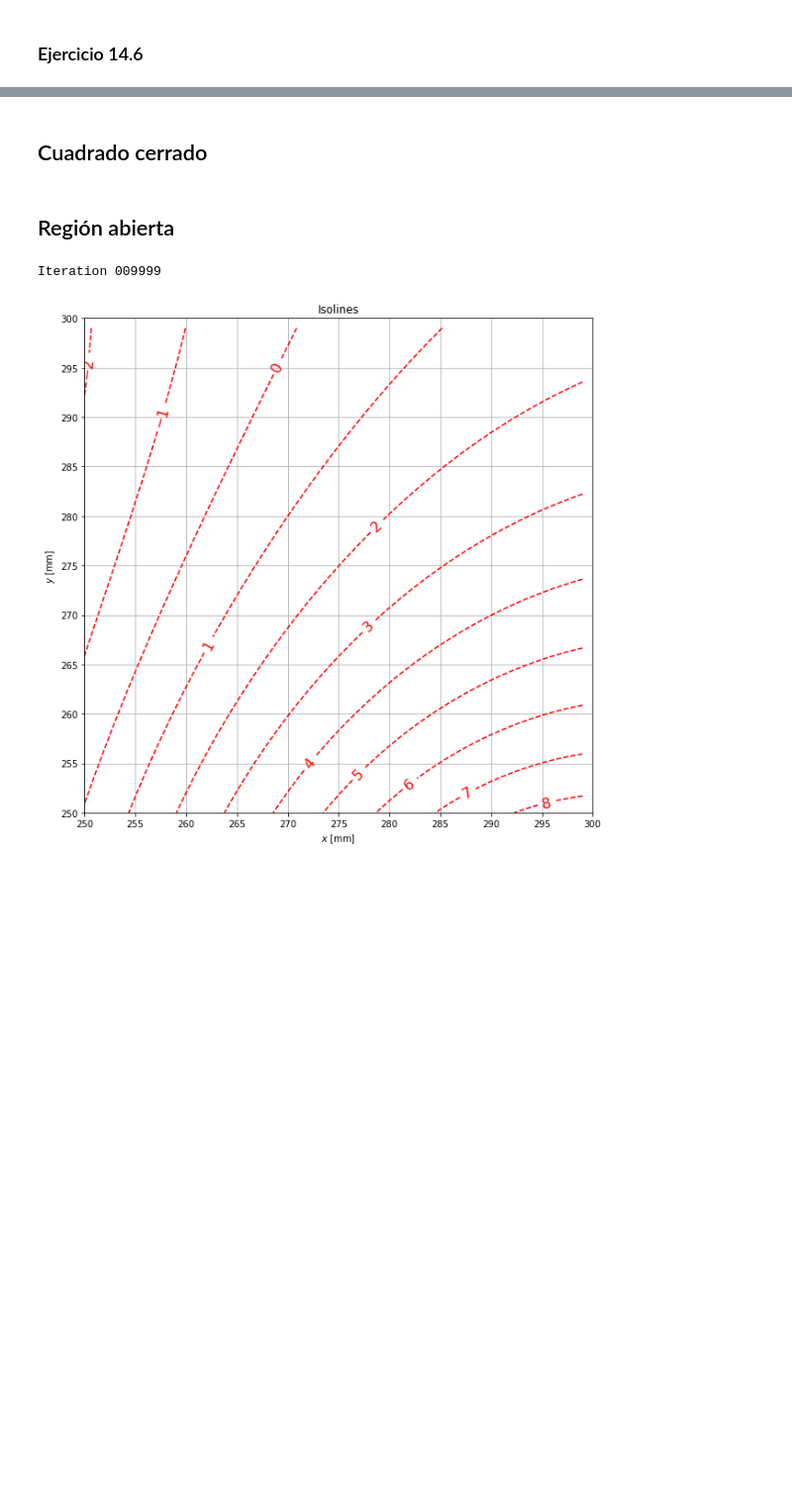
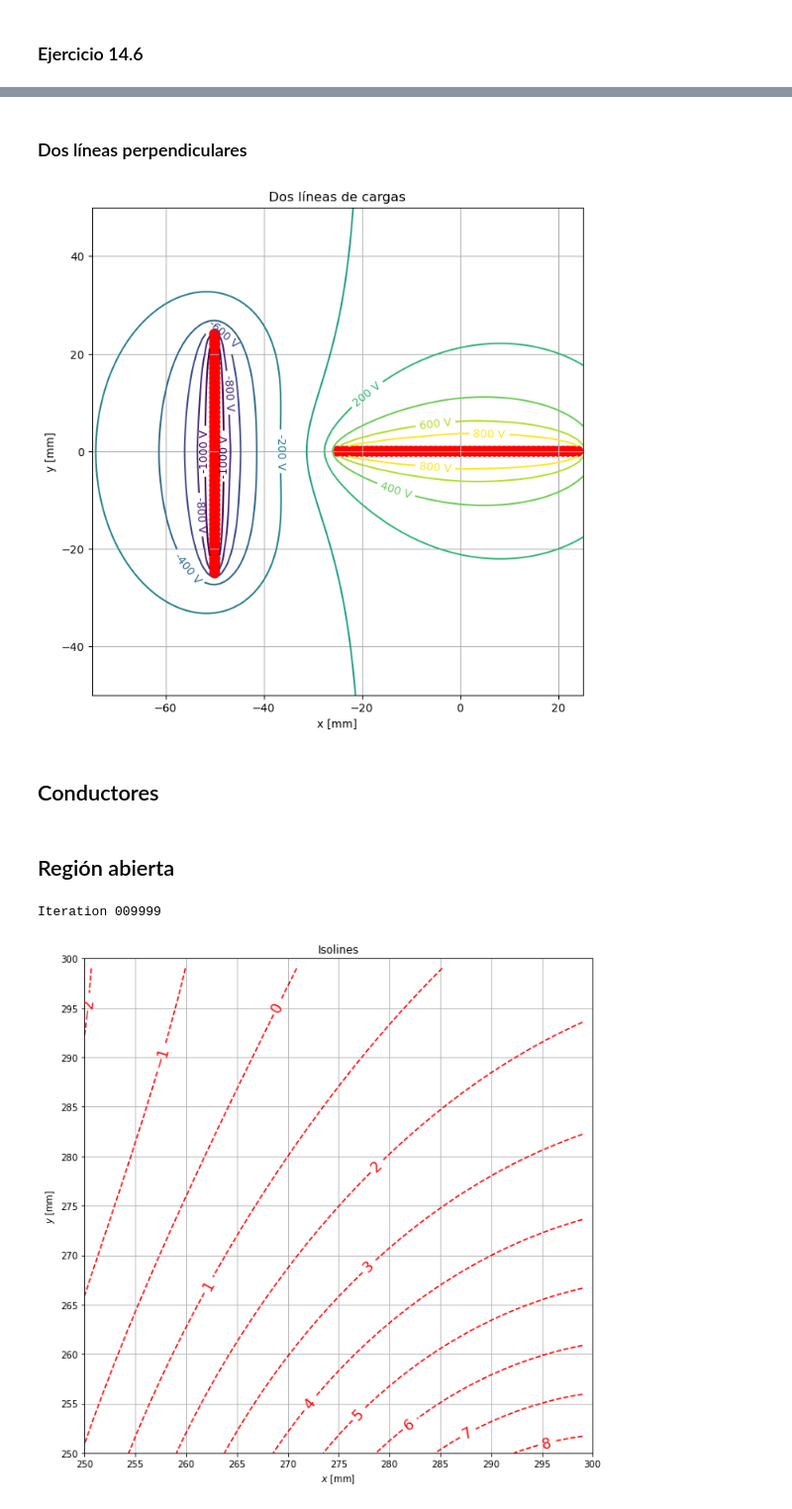
Before and after one commit to epplugins/UTN, a Jupyter notebook: electromagnetismo/em_potencial.ipynb, the cells around one changed output, grey strips where cells are left out. Shown at 99% size. Saved outputs shown, nothing was run; the diff lists cells and outputs as text; code cells hidden in the pictures; blank space fills up the shorter version.

```diff
--- a/electromagnetismo/em_potencial.ipynb
+++ b/electromagnetismo/em_potencial.ipynb
@@ -114,2 +178,32 @@ P = P_puntuales(cargas, 2000, levels=levels, roi=roi, figsize=figsize, titulo=ti
+# %% [markdown]
+### Dos líneas perpendiculares
+# %%
+Q1 = 1E-9
+Q2 = -1E-9
+L = 50
+N = 100
+
+cargas = []
+dq = Q1/N
+dq2 = Q2/N
+x = -int(L/2)
+y = -int(L/2)
+dx = L/N
+for j in np.arange(N):
+    cargas = cargas + [[int(x+j*dx),0,dq]]
+    cargas = cargas + [[-50, int(y+j*dx),dq2]]
+
+# levels = np.arange(100,1400,200)
+levels = np.arange(-1000,1000,200)
+# levels = 5
+roi = (-75, -50, 100)
+# roi = (0, 0, 0)
+titulo = "Dos líneas de cargas"
+figsize = (8,8)
+EF = False
+density = 1
+P = P_puntuales(cargas, 200, levels=levels, roi=roi, figsize=figsize, titulo=titulo, EF=EF, density=density, dq=0.005)
+# %% [output]
+[figure, added]
 # %% [markdown]
-## Cuadrado cerrado
+## Conductores
```
Also changed, not shown: parts of 10 cells of this notebook.
